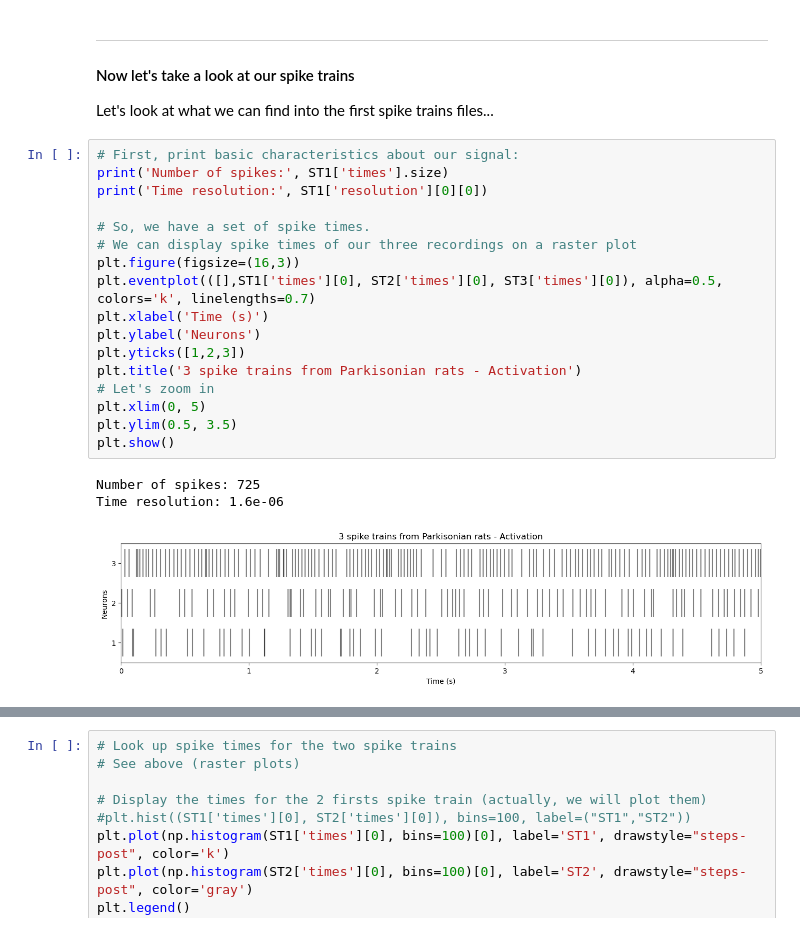
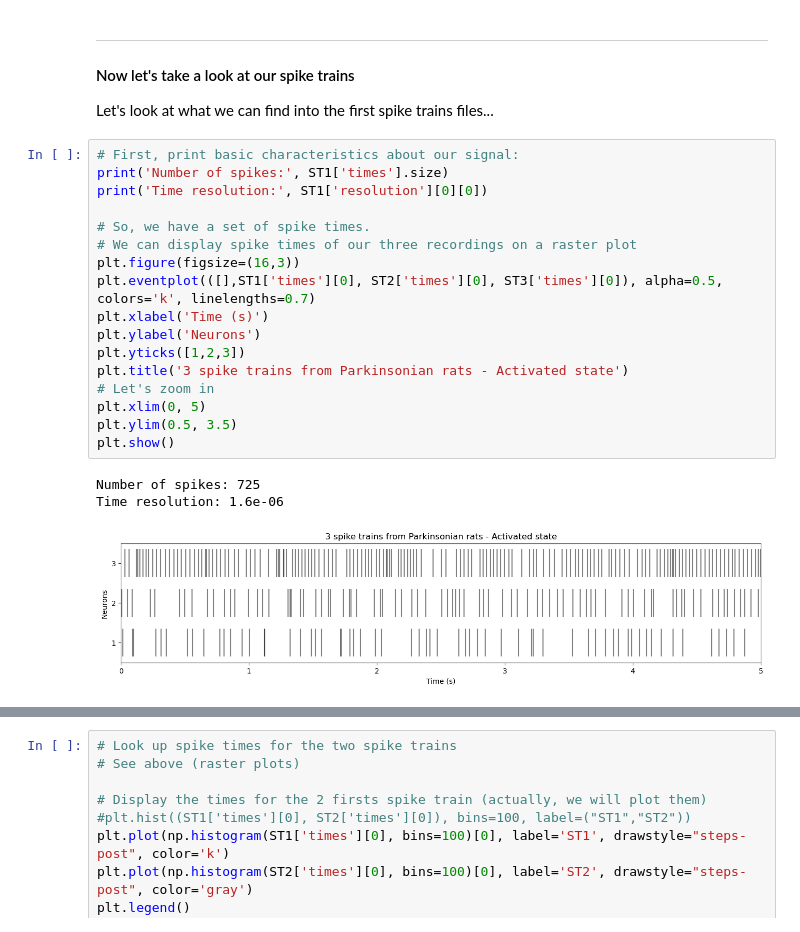
Before and after one commit to nicolas-bsrt/parkinson_project, a Jupyter notebook: project.ipynb, the cells around one changed output, grey strips where cells are left out. Saved outputs shown, nothing was run; the diff lists cells and outputs as text.

```diff
--- a/project.ipynb
+++ b/project.ipynb
@@ -154,21 +155,21 @@ Let's look at what we can find into the first spike trains files...
 # %%
 # First, print basic characteristics about our signal:
 print('Number of spikes:', ST1['times'].size)
 print('Time resolution:', ST1['resolution'][0][0])
 
 # So, we have a set of spike times.
 # We can display spike times of our three recordings on a raster plot
 plt.figure(figsize=(16,3))
 plt.eventplot(([],ST1['times'][0], ST2['times'][0], ST3['times'][0]), alpha=0.5, colors='k', linelengths=0.7)
 plt.xlabel('Time (s)')
 plt.ylabel('Neurons')
 plt.yticks([1,2,3])
-plt.title('3 spike trains from Parkisonian rats - Activation')
+plt.title('3 spike trains from Parkinsonian rats - Activated state')
 # Let's zoom in
 plt.xlim(0, 5)
 plt.ylim(0.5, 3.5)
 plt.show()
 # %% [output]
 Number of spikes: 725
 Time resolution: 1.6e-06
-[figure, old version]
+[figure, new version]
```
Also changed, not shown: parts of 20 cells of this notebook.
